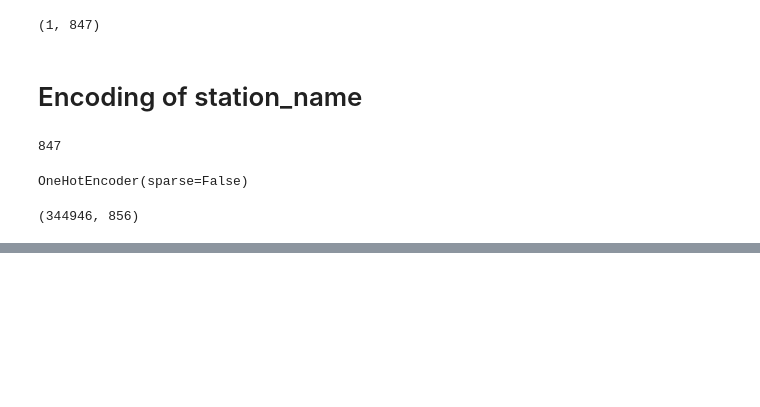
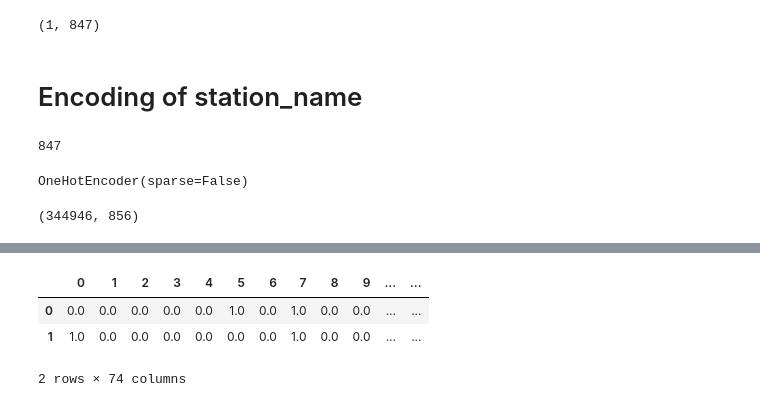
Before and after one commit to G-Dolle/DIVVY_BIKE, a Jupyter notebook: notebooks/generalize.ipynb, the cells around one changed output, grey strips where cells are left out. Drawn from its saved outputs; the diff is of its cells as text; code cells hidden in the pictures; blank space fills up the shorter version.

```diff
--- a/notebooks/generalize.ipynb
+++ b/notebooks/generalize.ipynb
@@ -466,0 +602,46 @@ final_preprocessor = ColumnTransformer(
+# %%
+X_complete = X_complete.drop(columns=["station_name","station_id","dt_iso"])
+# %%
+time_categories = {
+                    0: np.arange(0, 7, 1),  # days of the week
+                    1: np.arange(1, 13, 1)  # months of the year
+                    # will need to add one cat for the year when generalizing
+                }
+
+time_pipe = make_pipeline(
+    FunctionTransformer(transform_time_features),
+    make_column_transformer(
+        (OneHotEncoder(
+            categories=time_categories,
+            sparse=False,
+            handle_unknown="ignore"), [2,3]), # correspond to columns ["day of week", "month"], not the others columns
+        #(FunctionTransformer(lambda year: (year-year_min)/(year_max-year_min)), [4]), # min-max scale the columns 4 ["year"]
+        remainder="passthrough" # keep hour_sin and hour_cos
+        )
+    )
+
+weather_pipe = make_pipeline(StandardScaler())
+weather_features = ["temp","pressure","humidity","wind_speed","wind_deg","clouds_all"]
+
+
+cat_transformer = OneHotEncoder(sparse=False)
+
+final_preprocessor = ColumnTransformer(
+        [
+            ("time_preproc", time_pipe, ["hourly_data"]),
+            ("weather_scaler",weather_pipe, weather_features),
+            ("geohash encoding", cat_transformer,["geohash"])
+        ],
+        n_jobs=-1,
+    )
+# %%
+X_processed = final_preprocessor.fit_transform(X_complete)
+
+X_processed_df = pd.DataFrame(X_processed)
+# %%
+X_processed_df.head(2)
+# %% [output]
+|  | 0 | 1 | 2 | 3 | 4 | 5 | 6 | 7 | 8 | 9 | ... | ... |
+| 0 | 0.0 | 0.0 | 0.0 | 0.0 | 0.0 | 1.0 | 0.0 | 1.0 | 0.0 | 0.0 | ... | ... |
+| 1 | 1.0 | 0.0 | 0.0 | 0.0 | 0.0 | 0.0 | 0.0 | 1.0 | 0.0 | 0.0 | ... | ... |
+2 rows × 74 columns
```
Also changed, not shown: parts of 45 cells of this notebook, 3 other files.
